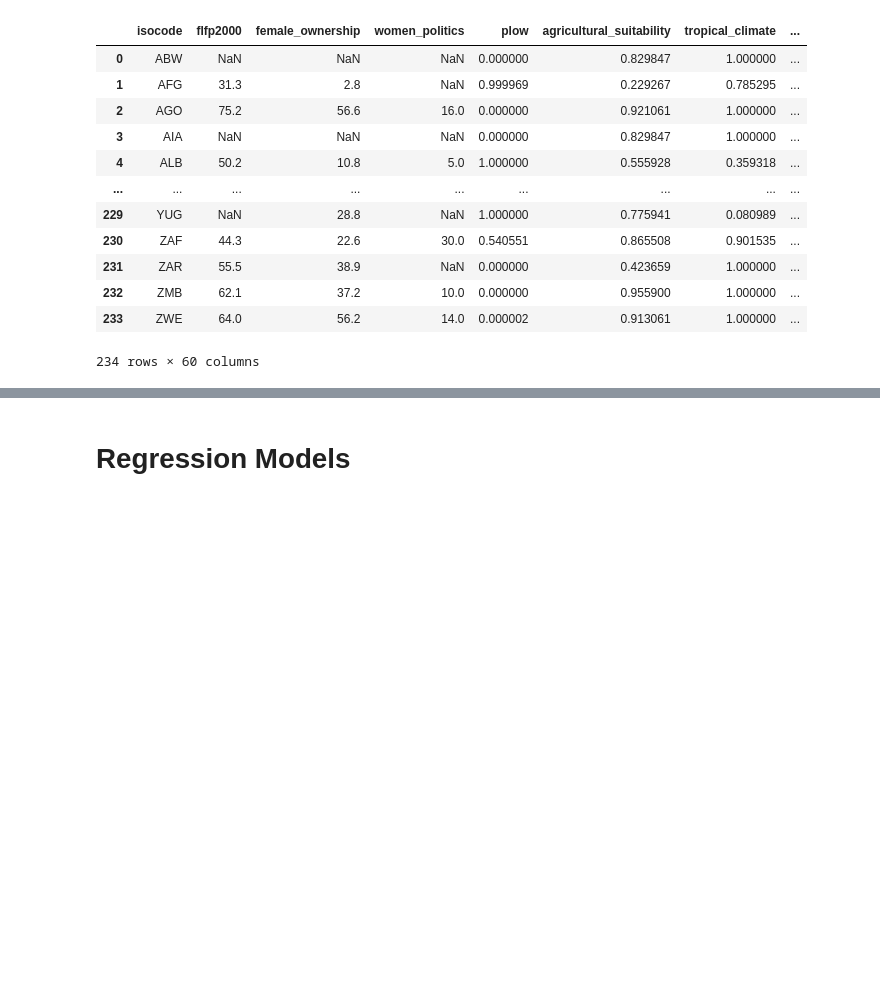
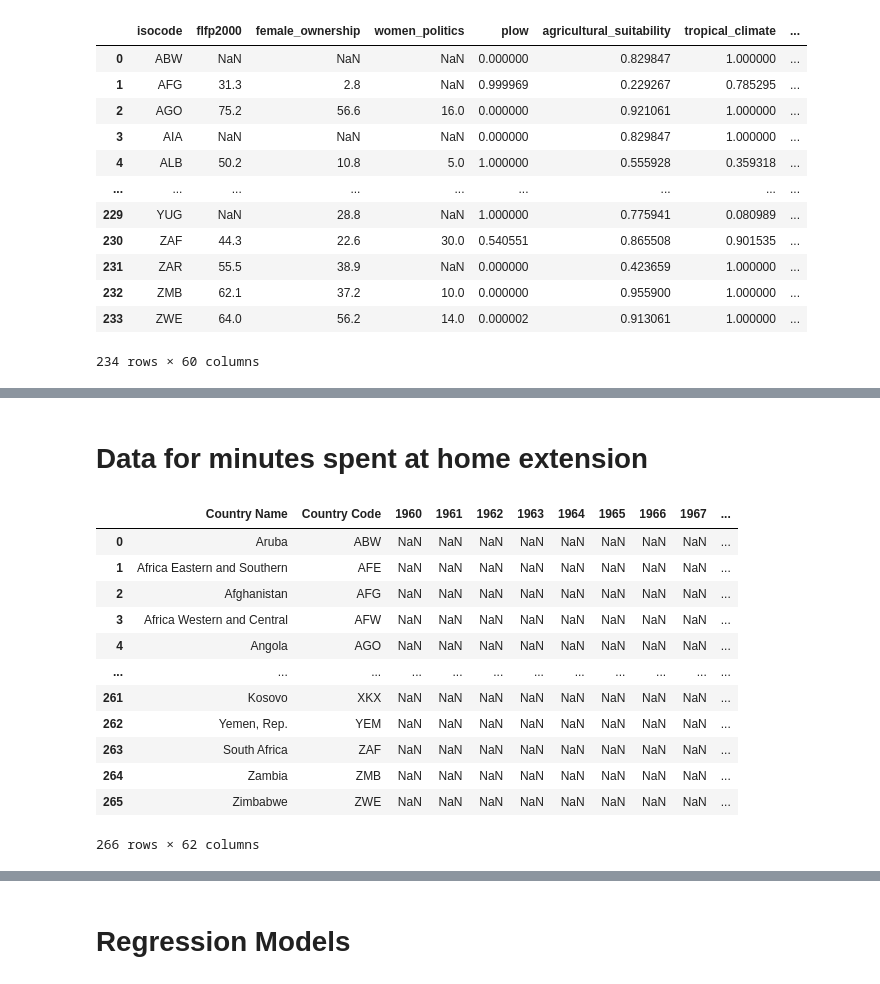
Before and after one commit to rureddish/EPFL_MGT-494_Paper_Extension, a Jupyter notebook: explore.ipynb, the cells around one changed output, grey strips where cells are left out. Drawn from its saved outputs; the diff is of its cells as text; code cells hidden in the pictures; blank space fills up the shorter version.

```diff
--- a/explore.ipynb
+++ b/explore.ipynb
@@ -196,0 +238,19 @@ df_IPUMS =
+# %% [markdown]
+# Data for minutes spent at home extension
+# %%
+df_home = pd.read_excel('time_spent_home.xls').drop(['Indicator Name', 'Indicator Code'], axis=1).iloc[:,:-2]
+df_home
+# %% [output]
+|  | Country Name | Country Code | 1960 | 1961 | 1962 | 1963 | 1964 | 1965 | 1966 | 1967 | ... |
+| 0 | Aruba | ABW | NaN | NaN | NaN | NaN | NaN | NaN | NaN | NaN | ... |
+| 1 | Africa Eastern and Southern | AFE | NaN | NaN | NaN | NaN | NaN | NaN | NaN | NaN | ... |
+| 2 | Afghanistan | AFG | NaN | NaN | NaN | NaN | NaN | NaN | NaN | NaN | ... |
+| 3 | Africa Western and Central | AFW | NaN | NaN | NaN | NaN | NaN | NaN | NaN | NaN | ... |
+| 4 | Angola | AGO | NaN | NaN | NaN | NaN | NaN | NaN | NaN | NaN | ... |
+| ... | ... | ... | ... | ... | ... | ... | ... | ... | ... | ... | ... |
+| 261 | Kosovo | XKX | NaN | NaN | NaN | NaN | NaN | NaN | NaN | NaN | ... |
+| 262 | Yemen, Rep. | YEM | NaN | NaN | NaN | NaN | NaN | NaN | NaN | NaN | ... |
+| 263 | South Africa | ZAF | NaN | NaN | NaN | NaN | NaN | NaN | NaN | NaN | ... |
+| 264 | Zambia | ZMB | NaN | NaN | NaN | NaN | NaN | NaN | NaN | NaN | ... |
+| 265 | Zimbabwe | ZWE | NaN | NaN | NaN | NaN | NaN | NaN | NaN | NaN | ... |
+266 rows × 62 columns
```
Also changed, not shown: parts of 22 cells of this notebook.
